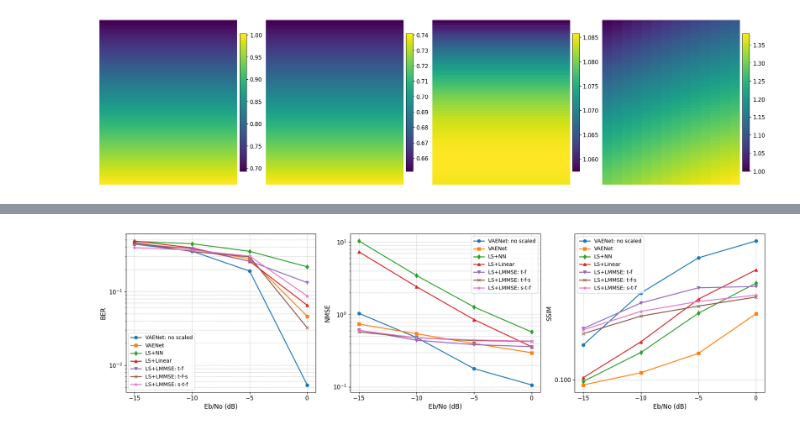
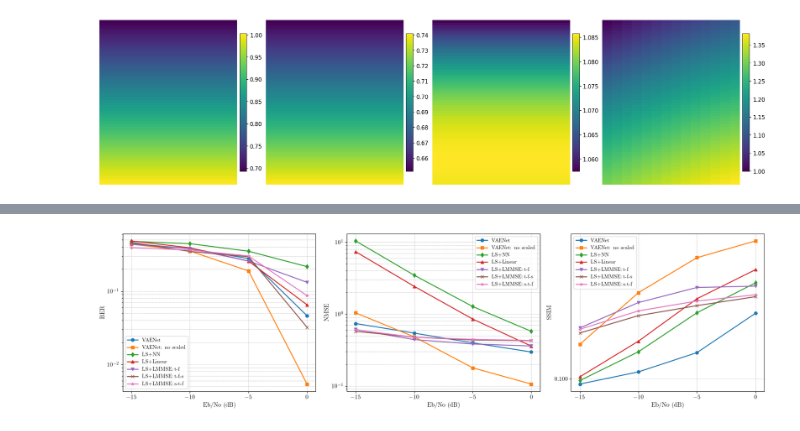
Before and after one commit to tnd-lab/High-Dimensional-MIMO-OFDM-Channel-Estimation, a Jupyter notebook: notebooks/statistic_gbsm.ipynb, the cells around one changed output, grey strips where cells are left out. Drawn from its saved outputs; the diff is of its cells as text; code cells hidden in the pictures.

```diff
--- a/notebooks/statistic_gbsm.ipynb
+++ b/notebooks/statistic_gbsm.ipynb
@@ -566,6 +566,21 @@ from scipy.ndimage import uniform_filter1d
 
 # Path to your .npz file
 npz_path = os.path.join(save_dir, "channel_freqs.npz")
+
+
+plt.rcParams.update(
+    {
+        "text.usetex": True,
+        "font.family": "serif",
+        "font.serif": ["Times New Roman"],
+        "axes.labelsize": 14,
+        "font.size": 12,
+        "legend.fontsize": 10,
+        "xtick.labelsize": 11,
+        "ytick.labelsize": 11,
+    }
+)
+
 
 # Define the keys and titles for each subplot
 plot_configs = [
@@ -874,7 +912,7 @@ import numpy as np
 
 # Load JSON files
 
-root_dir = "<path-to-root-dir>"
+root_dir = "<path-to-root>"
 
 with open(f"{root_dir}/results/eval_rt/nmse/nmse.json", "r") as f:
     nmse_data = json.load(f)
@@ -885,21 +923,35 @@ with open(f"{root_dir}/results/eval_rt/ssim/ssim.json", "r") as f:
 with open(f"{root_dir}/results/eval_rt/ber/ber.json", "r") as f:
     ber_data = json.load(f)
 
+plt.rcParams.update(
+    {
+        "text.usetex": True,
+        "font.family": "serif",
+        "font.serif": ["Times New Roman"],
+        "axes.labelsize": 14,
+        "font.size": 12,
+        "legend.fontsize": 10,
+        "xtick.labelsize": 11,
+        "ytick.labelsize": 11,
+    }
+)
+
+
 # Parameters
 ant_config = "txant_2_rxant_4"
 speed = "50"
 methods = [
+    "vae",
     "vae: no scaled",
-    "vae",
     "ls+nn",
     "ls+lin",
     "ls+lmmse: t-f",
     "ls+lmmse: t-f-s",
-    "ls+lmmse: s-t-f"
+    "ls+lmmse: s-t-f",
 ]
 labels = [
+    "VAENet",
     "VAENet: no scaled",
-    "VAENet",
     "LS+NN",
     "LS+Linear",
     "LS+LMMSE: t-f",
@@ -907,7 +959,15 @@ labels = [
     "LS+LMMSE: s-t-f",
 ]
 markers = ["o", "s", "d", "^", "v", "x", "*"]
-colors = ["tab:blue", "tab:orange", "tab:green", "tab:red", "tab:purple", "tab:brown", "tab:pink"]
+colors = [
+    "tab:blue",
+    "tab:orange",
+    "tab:green",
+    "tab:red",
+    "tab:purple",
+    "tab:brown",
+    "tab:pink",
+]
 ebno_range = range(-15, 5, 5)
 
 # Initialize containers
@@ -952,31 +1012,34 @@ for i, (ax, title, ylabel, scale) in enumerate(zip(axs, titles, ylabels, scales)
                 linewidth=1.8,
                 markersize=6,
             )
         else:
             ax.plot(
                 ebno_values,
                 values,
                 marker=markers[j],
                 color=colors[j],
                 label=labels[j],
                 linewidth=1.8,
                 markersize=6,
             )
 
     # ax.set_title(title, fontsize=13)
     ax.set_xlabel("Eb/No (dB)", fontsize=12)
     ax.set_ylabel(ylabel, fontsize=12)
     ax.grid(True, which="both", linestyle="--", linewidth=0.5)
     ax.tick_params(labelsize=11)
     ax.set_xticks(ebno_values)
     ax.yaxis.set_major_locator(plt.LogLocator(base=10, subs=[1.0], numticks=4))
 
 # Legend
 axs[0].legend(fontsize=10, loc="lower left")
 axs[1].legend(fontsize=10, loc="upper right")
 axs[2].legend(fontsize=10, loc="upper left")
 
 plt.tight_layout()
+
+# save as pdf
+plt.savefig(os.path.join(f"{root_dir}/results/eval_rt/ber_nmse_ssim_plot.pdf"), dpi=300)
 plt.show()
 # %% [output]
-[figure, old version]
+[figure, new version]
```
Also changed, not shown: parts of 2 cells of this notebook, 4 other files.
